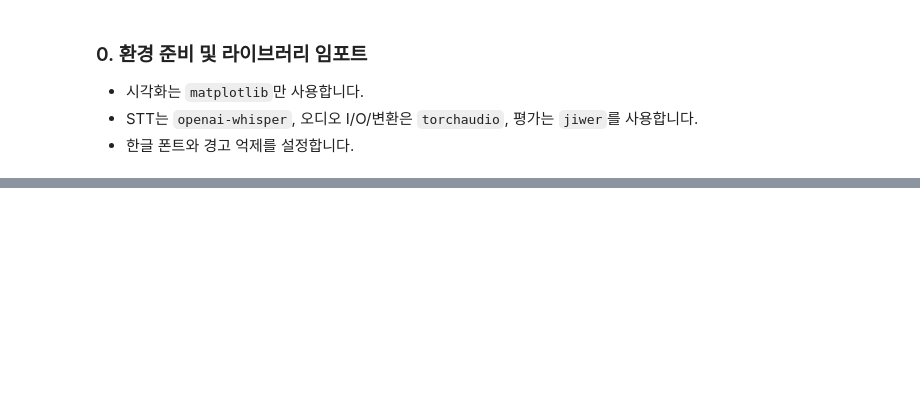
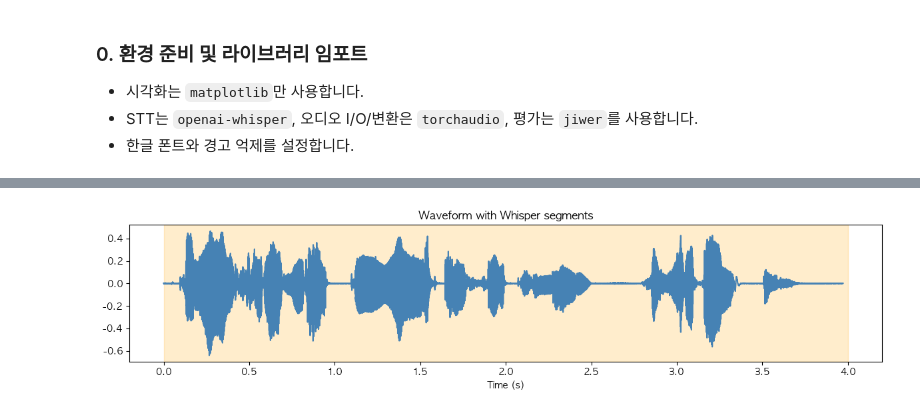
Before and after one commit to trouvlemaker/metacode-lecture, a Jupyter notebook: 2-5, 1. STT_Whisper_WER_lecture.ipynb, the cells around one changed output, grey strips where cells are left out. Cells and saved outputs as stored; diff of their text form; code cells hidden in the pictures; blank space fills up the shorter version.

```diff
--- a/2-5, 1. STT_Whisper_WER_lecture.ipynb
+++ b/2-5, 1. STT_Whisper_WER_lecture.ipynb
@@ -386,0 +755,41 @@ print('Gradio 준비 완료: demo.launch() 를 실행하세요.')
+# %%
+# wav='./metacode-lecture/tmp_16k.wav'
+def plot_wave_and_segments(wav: torch.Tensor, sr: int, segments: list):
+    """
+    오디오 파형과 Whisper 전사 구간(segments)을 함께 시각화.
+
+    Args:
+        wav (torch.Tensor): 오디오 파형 (1차원 텐서, 샘플 단위)
+        sr (int): 샘플링 레이트 (Hz)
+        segments (list[dict]): Whisper 전사 결과에서 추출한 segment 리스트
+            예: [{'start': float, 'end': float, 'text': str}, ...]
+    """
+
+    # 1) 시간축 (초 단위) 계산
+    t = np.arange(wav.numel()) / sr
+
+    # 2) 그래프 초기화
+    plt.figure(figsize=(12, 3))
+
+    # 3) 오디오 파형 그리기
+    plt.plot(t, wav.cpu().numpy(), color='steelblue')
+
+    # 4) 전사된 segment 구간을 주황색 음영으로 강조
+    for s in segments:
+        plt.axvspan(s['start'], s['end'], color='orange', alpha=0.2)
+
+    # 5) 축/레이블/제목 설정
+    plt.xlabel('Time (s)')
+    plt.title('Waveform with Whisper segments')
+
+    # 6) 레이아웃 정리 후 시각화 출력
+    plt.tight_layout()
+    plt.show()
+# %%
+# 예시: 오디오 파형 + 전사 세그먼트 시각화
+wav, sr = load_audio_mono_16k(EXAMPLE_WAV, duration_sec=15)
+out = transcribe_with_whisper('./data/speech/tmp_16k.wav', model_name='base', language='ko')
+
+plot_wave_and_segments(wav, sr, out.get('segments', []))
+# %% [output]
+[figure, added]
```
Also changed, not shown: parts of 55 cells of this notebook, 4 other files.
